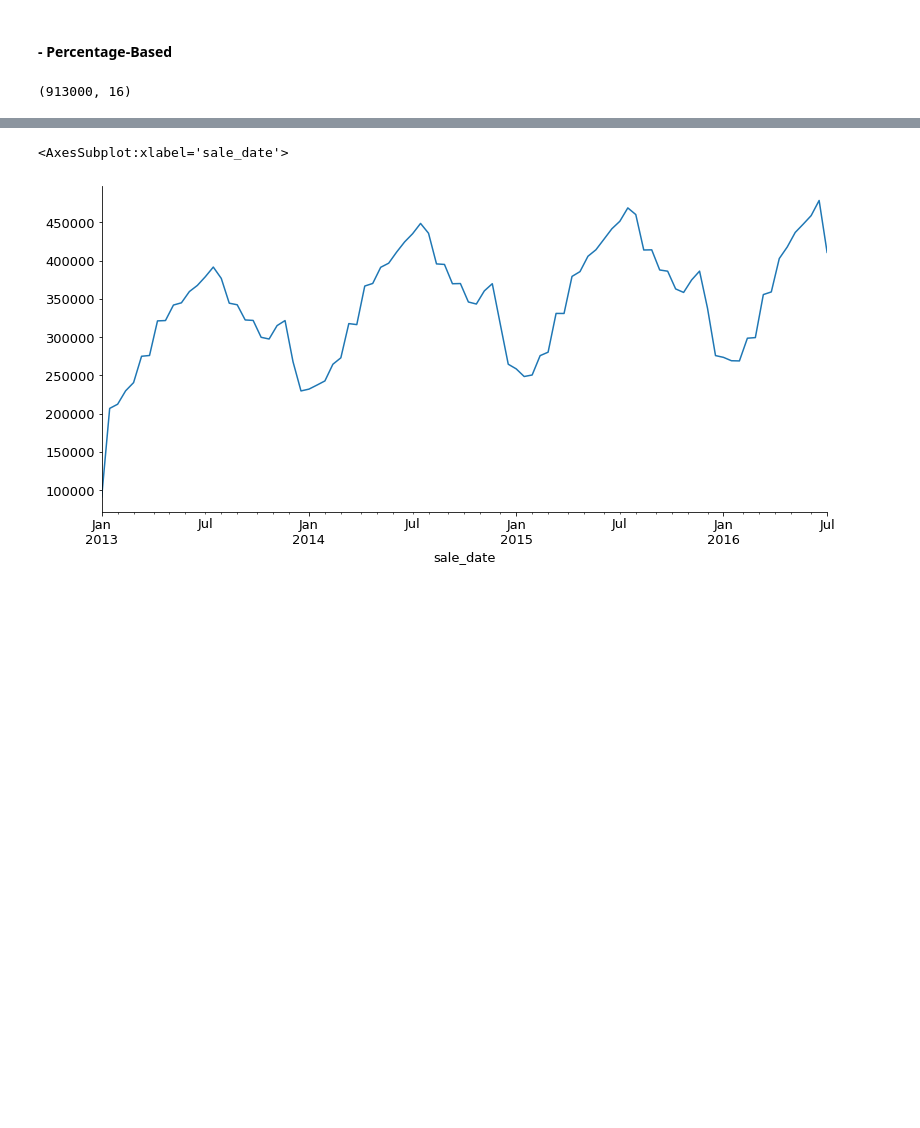
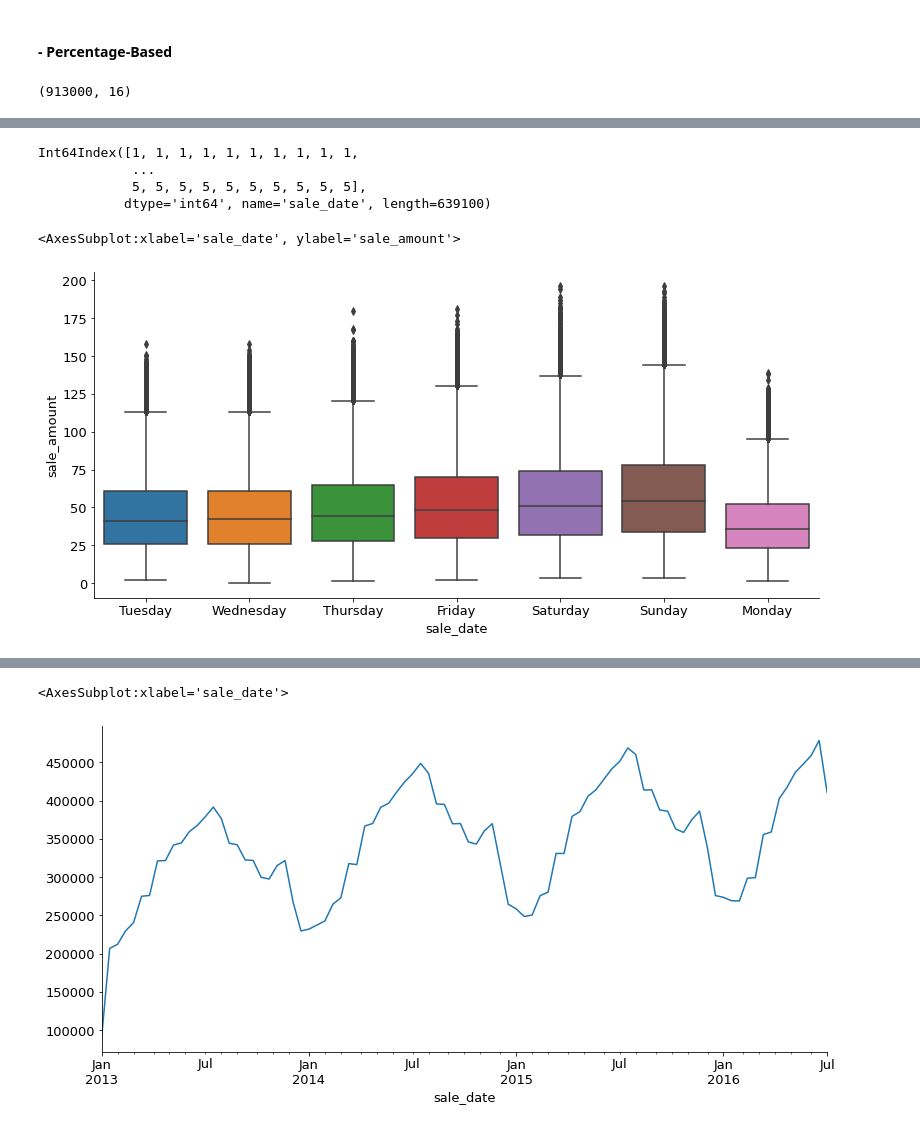
Before and after one commit to cindyvillanuevads/time-series-exercises, a Jupyter notebook: explore.ipynb, the cells around one changed output, grey strips where cells are left out. Drawn from its saved outputs; the diff is of its cells as text; code cells hidden in the pictures; blank space fills up the shorter version.

```diff
--- a/explore.ipynb
+++ b/explore.ipynb
@@ -122,0 +149,12 @@ train.sale_amount.plot()
+# %%
+train.index.weekday
+# %% [output]
+Int64Index([1, 1, 1, 1, 1, 1, 1, 1, 1, 1,
+            ...
+            5, 5, 5, 5, 5, 5, 5, 5, 5, 5],
+           dtype='int64', name='sale_date', length=639100)
+# %%
+sns.boxplot(x = train.index.day_name(), y = 'sale_amount', data = train)
+# %% [output]
+<AxesSubplot:xlabel='sale_date', ylabel='sale_amount'>
+[figure, added]
```
Also changed, not shown: parts of 25 cells of this notebook.
